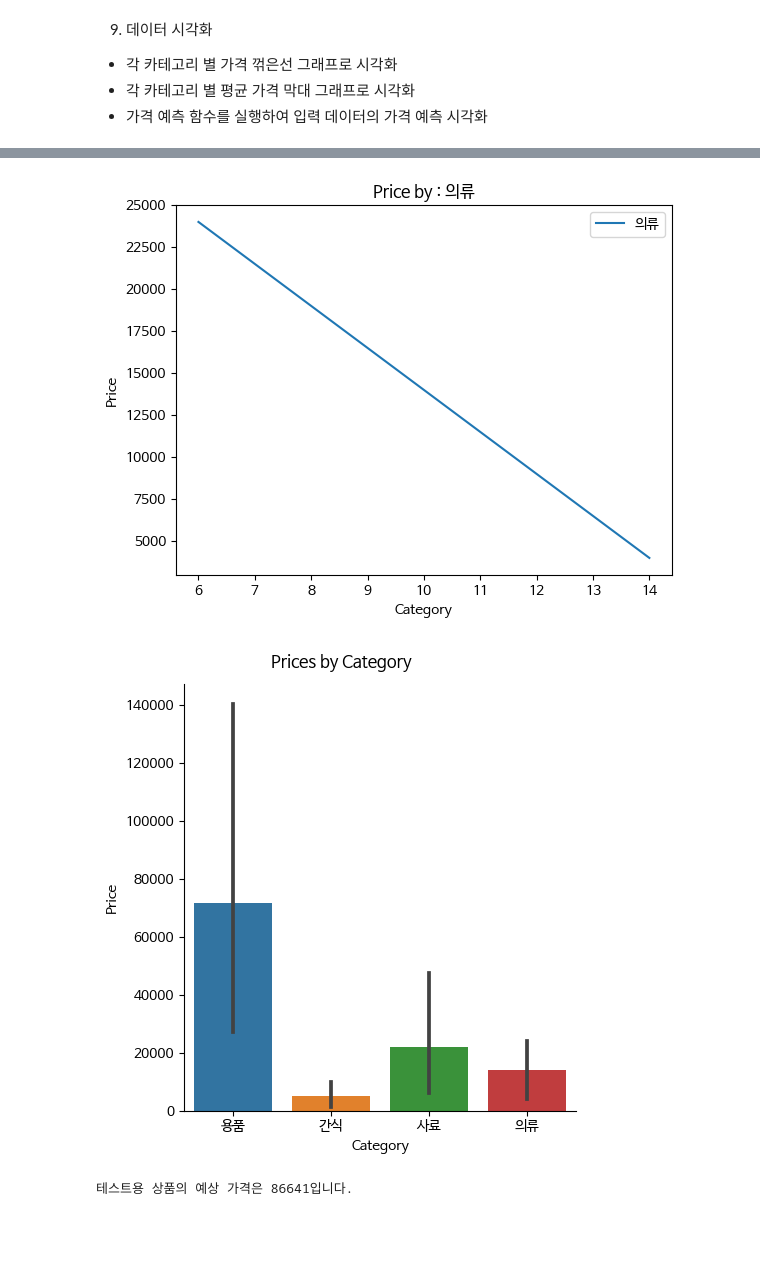
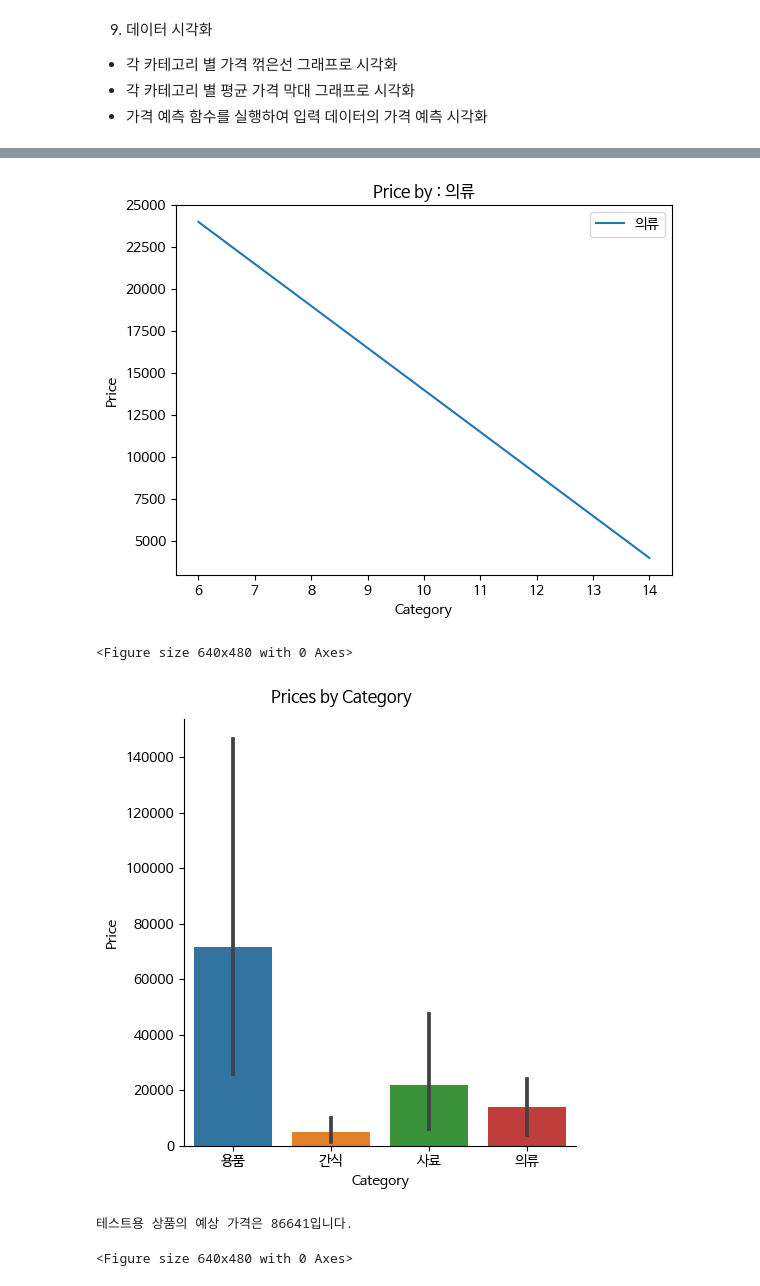
Before and after one commit to youngsoosoo/bigdata-project, a Jupyter notebook: bigdata.ipynb, the cells around one changed output, grey strips where cells are left out. Cells and saved outputs as stored; diff of their text form; code cells hidden in the pictures; blank space fills up the shorter version.

```diff
--- a/bigdata.ipynb
+++ b/bigdata.ipynb
@@ -123,32 +123,38 @@ def predict_price(pname, pcategory):
 # %%
 # 꺾은선 그래프 그리기
 for category in categories:
     filtered_df = df[df['pcategory'] == category]
     sns.lineplot(x=filtered_df.index, y=filtered_df['pprice'], label=category)
 
     # 그래프의 제목과 축 라벨 설정
     plt.title('Price by : ' + category)
     plt.xlabel('Category')
     plt.ylabel('Price')
 
     plt.show()
+    filename = category + '.png'
+    plt.savefig(filename, dpi=400, bbox_inches='tight')
 
 # 'pcategory'별로 각각의 막대 그래프를 그림
 g = sns.catplot(x='pcategory', y='pprice', data=df, kind='bar')
 # 그래프의 제목과 축 라벨을 설정
 g.fig.suptitle('Prices by Category', y=1.03)
 g.set_xlabels('Category')
 g.set_ylabels('Price')
 plt.show()
+filename = 'Prices by Category.png'
+plt.savefig(filename, dpi=400, bbox_inches='tight')
 
 # 가격 예측 함수
 pname = "테스트용 상품"
 pcategory = "용품"
 print(f"{pname}의 예상 가격은 {predict_price(pname, pcategory)}입니다.")
 # %% [output]
 [figure]
 [figure]
 [figure]
 [figure]
+<Figure size 640x480 with 0 Axes>
-[figure, old version]
+[figure, new version]
-테스트용 상품의 예상 가격은 86641입니다.
+테스트용 상품의 예상 가격은 86641입니다.
+<Figure size 640x480 with 0 Axes>
```
